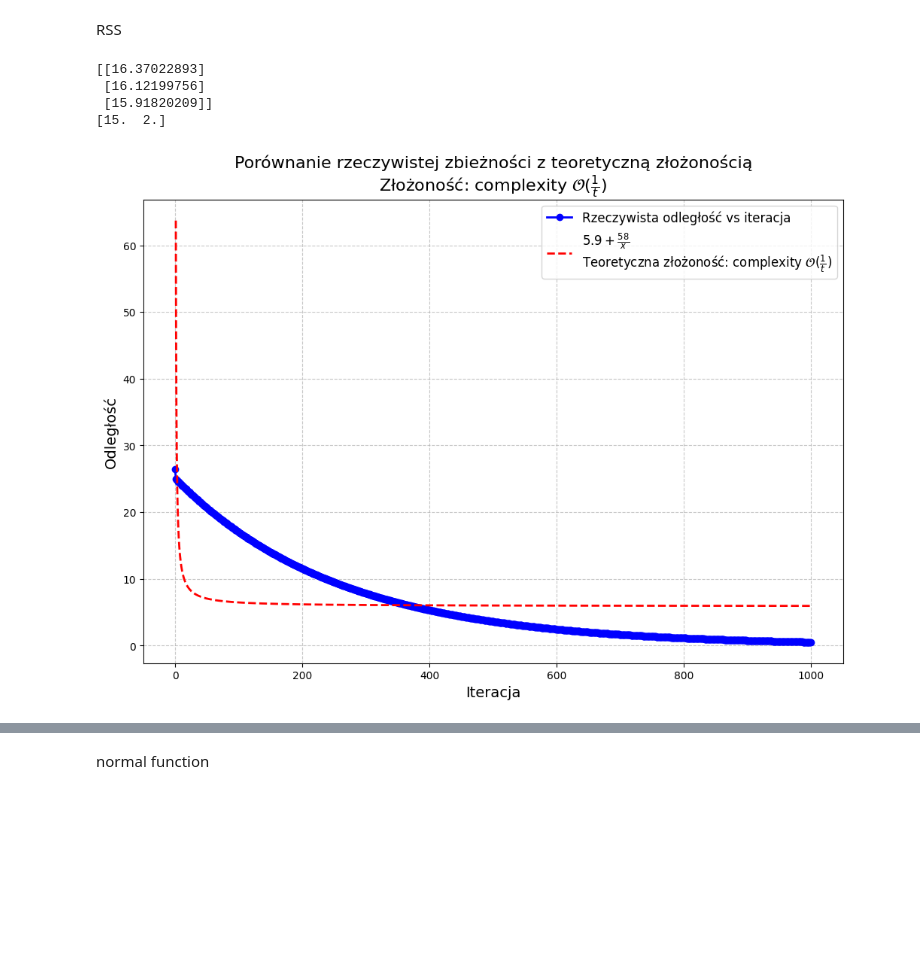
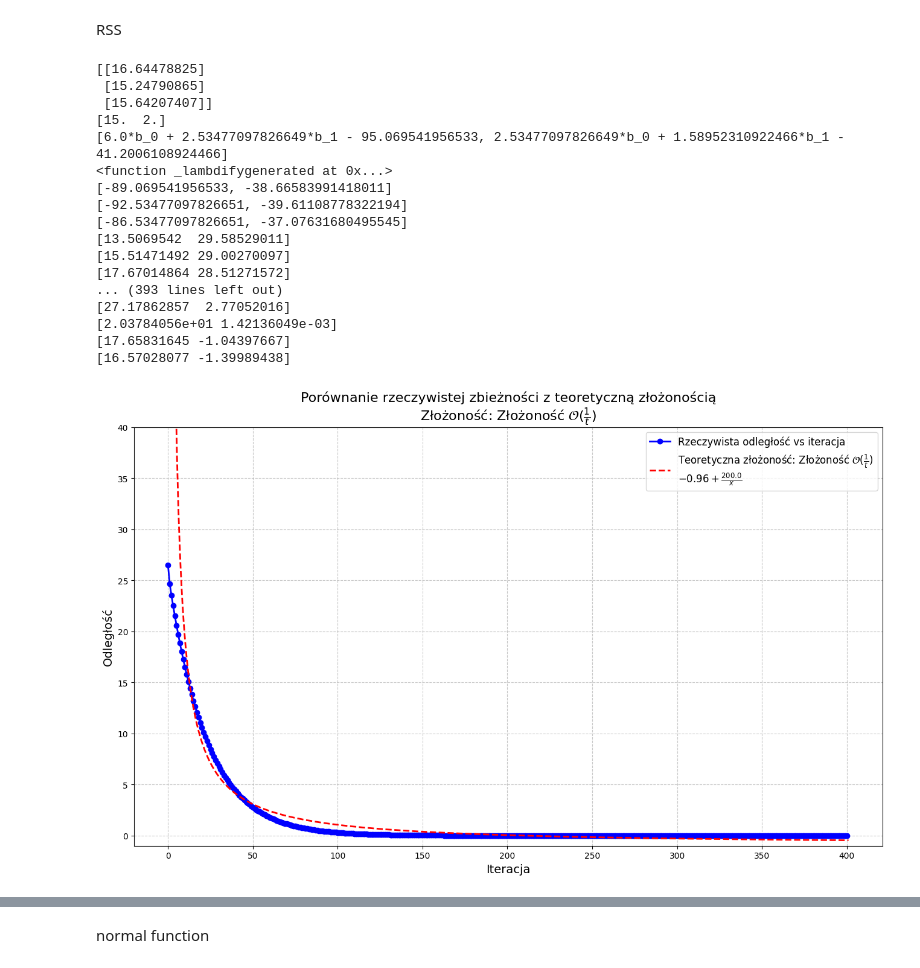
Before and after one commit to maxi7524/proseminarium, a Jupyter notebook: summary.ipynb, the cells around one changed output, grey strips where cells are left out. Saved outputs shown, nothing was run; the diff lists cells and outputs as text; code cells hidden in the pictures; blank space fills up the shorter version.

```diff
--- a/summary.ipynb
+++ b/summary.ipynb
@@ -52,7 +52,7 @@ cmap_surfaces = 'viridis'
 min_color = 'purple' # set for cmap lowest value !!!
 
 ## approximation
-lower_cut = 1 # starting point of aproximation
+lower_cut = 10 # starting point of aproximation
 # %% [markdown]
 ### Methods
 # %% [markdown]
@@ -88,14 +88,24 @@ def stochatic_gradient_descent(x0, func_sp, learning_rate=0.01, max_iter=100, to
 
     # calculating grad
     grad = [sp.diff(func_sp, var) for var in symbols]
+    print(grad)
+    grad = sp.lambdify(symbols, grad)
+    print(grad)
+    print(grad(1,0))
+    print(grad(0,1))
+    print(grad(1, 1))
 
     # iterating
     for _ in range(max_iter):
-        # chosing f_it
-        f_it = np.random.choice(grad)
-        f_it = sp.lambdify(symbols, f_it)
+        # chosing space
+        i = np.random.randint(0, len(x))
+        # creating empty array
+        x_i = np.zeros(x.shape)
+        # to empty array of equivalent size we asign value
+        x_i[i] = x[i]
         # calculating next point
-        next_x = x - learning_rate * np.array(f_it(*x.tolist()))
+        next_x = x - learning_rate * np.array(grad(*x_i.tolist()))
+        print(next_x)
         # checking condition
         if tol and np.linalg.norm(next_x - x) < tol:
             break
@@ -240,7 +250,7 @@ def plot_3d_on_2d(func: callable, func_g: list, interval: list, min_point: list,
 
     plt.show()
 # %%
-def plot_complexity(dist: list, func_t: callable, func_t_param: list, complexity: str, m: str = 'png'):
+def plot_complexity(dist: list, func_t: callable, func_t_param: list, complexity: str, name: str):
     """
     Funkcja rysująca porównanie zbieżności metody gradientu z teoretyczną złożonością.
 
@@ -269,24 +279,26 @@ def plot_complexity(dist: list, func_t: callable, func_t_param: list, complexity
     func_t_name = sp.latex(func_t.subs(func_t_names))
 
     # plot
-    plt.figure(figsize=(12, 8))
+    plt.figure(figsize=(16, 9))
     # real data
     plt.plot(dom_dis, dist, label='Rzeczywista odległość vs iteracja',
              color='blue', marker='o', linestyle='-', linewidth=2)
     # fitted function
     plt.plot(dom_con, func_t_lamb(dom_con, *popt),
-             label=f'${func_t_name}$\nTeoretyczna złożoność: {complexity}',
+             label=f'Teoretyczna złożoność: {complexity}\n${func_t_name}$',
              color='red', linestyle='--', linewidth=2)
 
     # plot setting
     plt.title(f'Porównanie rzeczywistej zbieżności z teoretyczną złożonością\nZłożoność: {complexity}', fontsize=16)
     plt.xlabel('Iteracja', fontsize=14)
     plt.ylabel('Odległość', fontsize=14)
+    plt.ylim(-1, 40)
     plt.grid(True, linestyle='--', alpha=0.7)
     plt.legend(loc='best', fontsize=12)
 
     # plot save
-    # plt.savefig(f'plot_complexity.{m}', format=m, dpi=300)
+
+    plt.savefig(f'{name}.png', dpi=100)
     plt.show()
 # %% [markdown]
 ### Tests
@@ -314,10 +326,10 @@ def complexity_raport(x_init: list, x_final: list, func_sp: sp.Function,
     dist_adam = np.sqrt(dist_adam[:, 0]**2 + dist_adam[:, 1]**2)
 
     x, a, b = sp.symbols('x, a, b')
-    plot_complexity(dist_gd, a/x + b, (a, b), 'complexity $\mathcal{O}(\\frac{1}{t})$')
-    plot_complexity(dist_sgd, a/x + b, (a, b), 'complexity $\mathcal{O}(\\frac{1}{t})$')
-    plot_complexity(dist_mgd,a/x**2 + b, (a, b), 'Complexity $\mathcal{O}(\\frac{1}{t^2})$')
-    plot_complexity(dist_adam,a * sp.log(x) + b, (a, b), 'Complexity $\mathcal{O}(\log(1/t))$')
+    plot_complexity(dist_gd, a/x + b, (a, b), 'Złożoność $\mathcal{O}(\\frac{1}{t})$', GD_NAME)
+    plot_complexity(dist_sgd, a/x**2 + b, (a, b), 'Złożoność $\mathcal{O}(\\frac{1}{t^2})$', SGD_NAME)
+    plot_complexity(dist_mgd,a/x**2 + b, (a, b), 'Złożoność $\mathcal{O}(\\frac{1}{t^2})$', MGD_NAME)
+    plot_complexity(dist_adam, a/x**(1/2) + b, (a, b), 'Złożoność $\mathcal{O}((1/\sqrt{t}))$', ADAM_NAME)
 # %% [markdown]
 #### functions
 # %% [markdown]
@@ -336,40 +348,51 @@ bi = sp.symbols(f'b_0:{m}') # estimated values
 # algorithms parameters
 x0 = (10, 28)
 lr = 0.1
-n_iter = 1000
+n_iter = 400
 
 
 # creating probe
 X = np.random.uniform(0, 1, n).reshape(-1 ,1)
 y = X * 2 + 15
 # creating matrix with ones
 X = np.hstack((np.ones(X.shape), X))
 
 
 # finding x_true
 b_true = np.linalg.solve(X.T @ X, X.T @ y).reshape(-1, ) # should be same as coefficent in y
-# b_true = b_true[1], b_true[0]
 
-np.array(bi).reshape(-1, 1)
 # creating RRS
 RSS = sum((y[i] - X[i, :] @ np.array(bi).reshape(-1, 1))**2 for i in range(n)).item()
 
 
 
 print(y)
 print(b_true)
 
 # raport
-complexity_raport(x0, b_true, RSS, lr, n_iter, None, b=0.4, b1=0.4, b2=0.5)
+complexity_raport(x0, b_true, RSS, lr, n_iter, None, b=0.9, b1=0.9, b2=0.999)
 
 
 
 
 # TODO, we can add noise later
 # TODO, random point and take mean of this calculations ???? ~
 # %% [output]
-[[16.37022893]
- [16.12199756]
- [15.91820209]]
+[[16.64478825]
+ [15.24790865]
+ [15.64207407]]
 [15.  2.]
+[6.0*b_0 + 2.53477097826649*b_1 - 95.069541956533, 2.53477097826649*b_0 + 1.58952310922466*b_1 - 41.2006108924466]
+<function _lambdifygenerated at 0x...>
+[-89.069541956533, -38.66583991418011]
+[-92.53477097826651, -39.61108778322194]
+[-86.53477097826651, -37.07631680495545]
+[13.5069542  29.58529011]
+[15.51471492 29.00270097]
+[17.67014864 28.51271572]
+... (393 lines left out)
+[27.17862857  2.77052016]
+[2.03784056e+01 1.42136049e-03]
+[17.65831645 -1.04397667]
+[16.57028077 -1.39989438]
-[figure, old version]
+[figure, new version]
```
Also changed, not shown: parts of 2 cells of this notebook.
